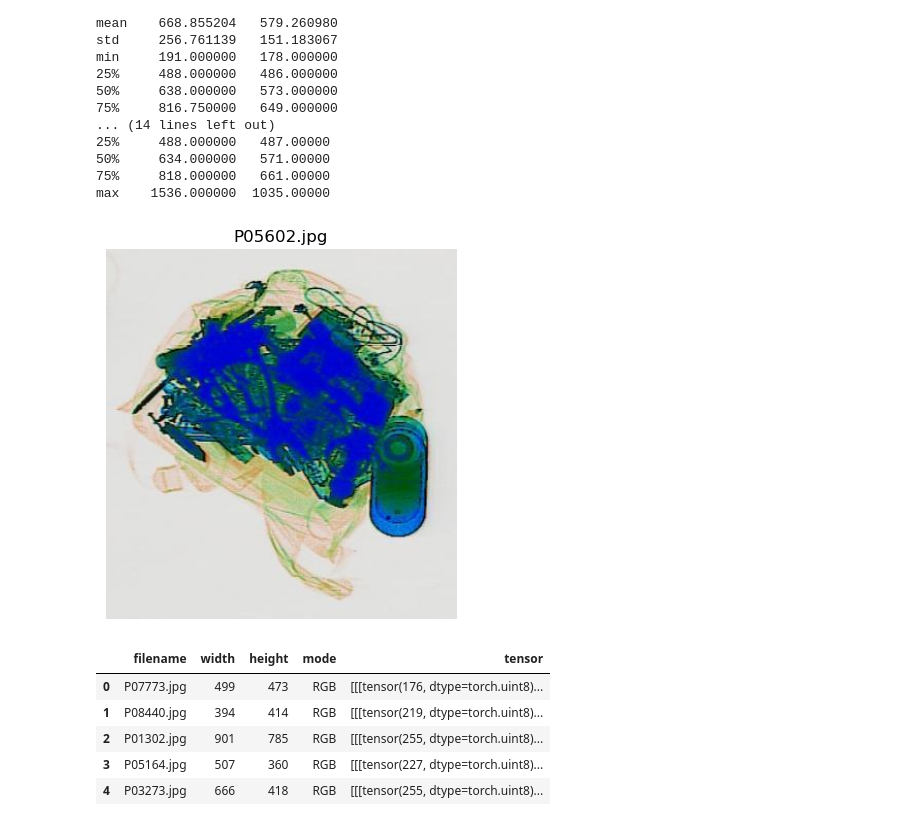
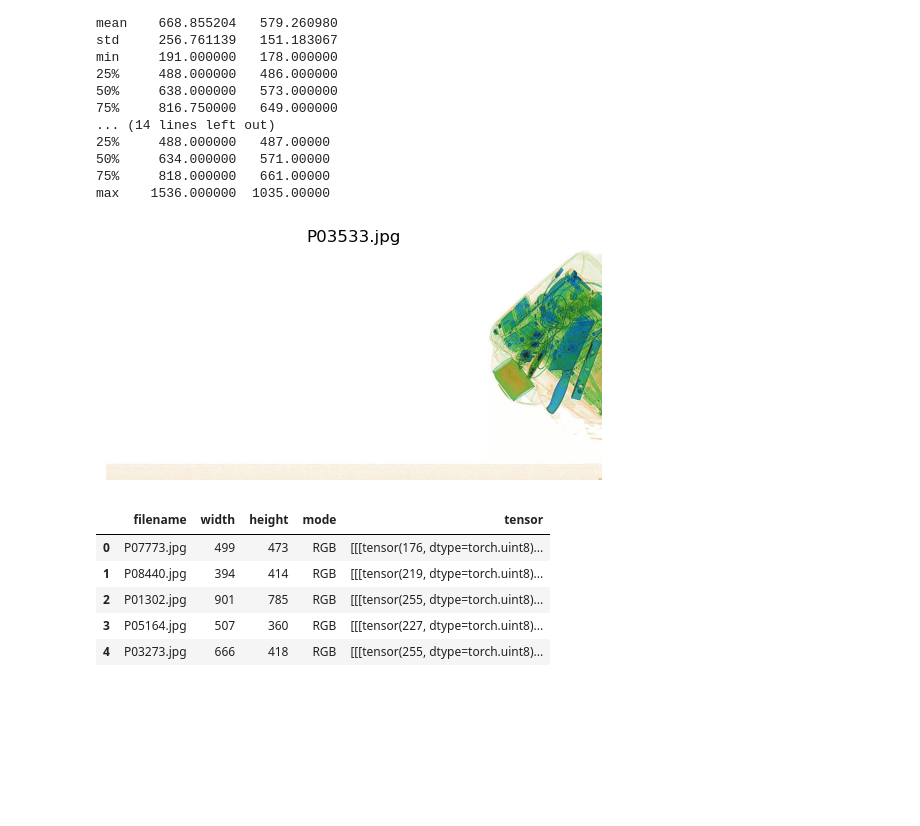
Before and after one commit to pranavpai/Computer-Vision-XRay-Research, a Jupyter notebook: XRay/XRay.ipynb, the cells around one changed output. Saved outputs shown, nothing was run; the diff lists cells and outputs as text; code cells hidden in the pictures; blank space fills up the shorter version.

```diff
--- a/XRay/XRay.ipynb
+++ b/XRay/XRay.ipynb
@@ -260,35 +260,35 @@ def visualize_image(image_tensor, title="Image"):
     """
     try:
         # Check if the tensor is grayscale or RGB
         if image_tensor.shape[0] == 3:  # RGB
             # Convert tensor to numpy (C x H x W) -> (H x W x C)
             image_np = image_tensor.permute(1, 2, 0).numpy()
         elif image_tensor.shape[0] == 1:  # Grayscale
             # Squeeze the extra dimension for grayscale
             image_np = image_tensor.squeeze(0).numpy()
             plt.gray()  # Set the colormap to gray for visualization
         else:
             raise ValueError("Unexpected number of channels in the image tensor.")
 
         # Plot the image
         plt.imshow(image_np)
         plt.title(title)
         plt.axis('off')  # Hide axis
         plt.show()
 
     except Exception as e:
         print(f"Error visualizing image: {e}")
 
 # Example: Visualize an image from the training set with a check for valid index
-i = 5  # or any other index
+i = 7000  # or any other index
 
 # Ensure 'i' is within bounds
 if i < len(df_train_images):
     visualize_image(df_train_images['tensor'][i], title=df_train_images['filename'][i])
 else:
     print(f"Index {i} is out of range. The dataset contains {len(df_train_images)} images.")
 # %% [output]
-[figure, old version]
+[figure, new version]
 # %%
 # First 5 Rows of the Image dataframe (Train)
 df_train_images.head()
```
Also changed, not shown: parts of 4 cells of this notebook.
